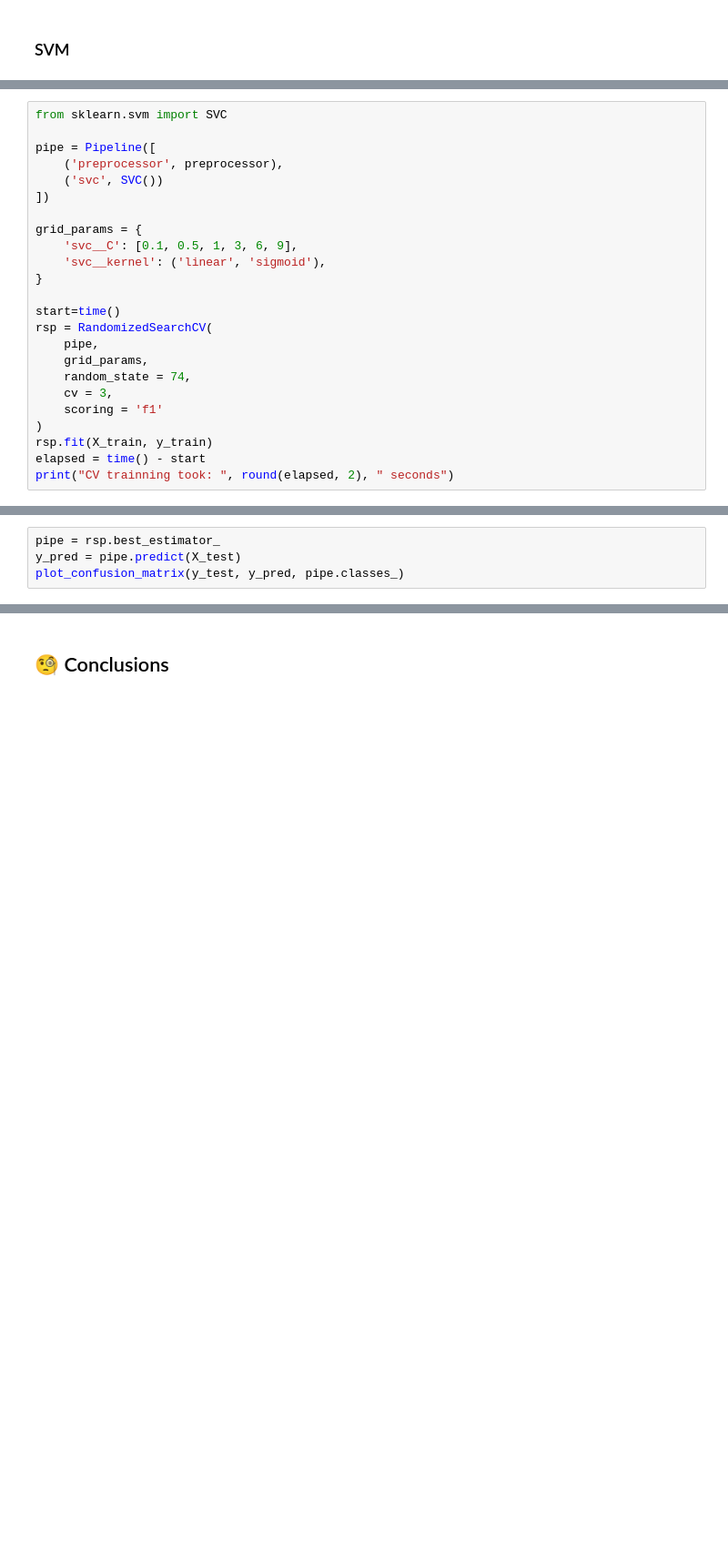
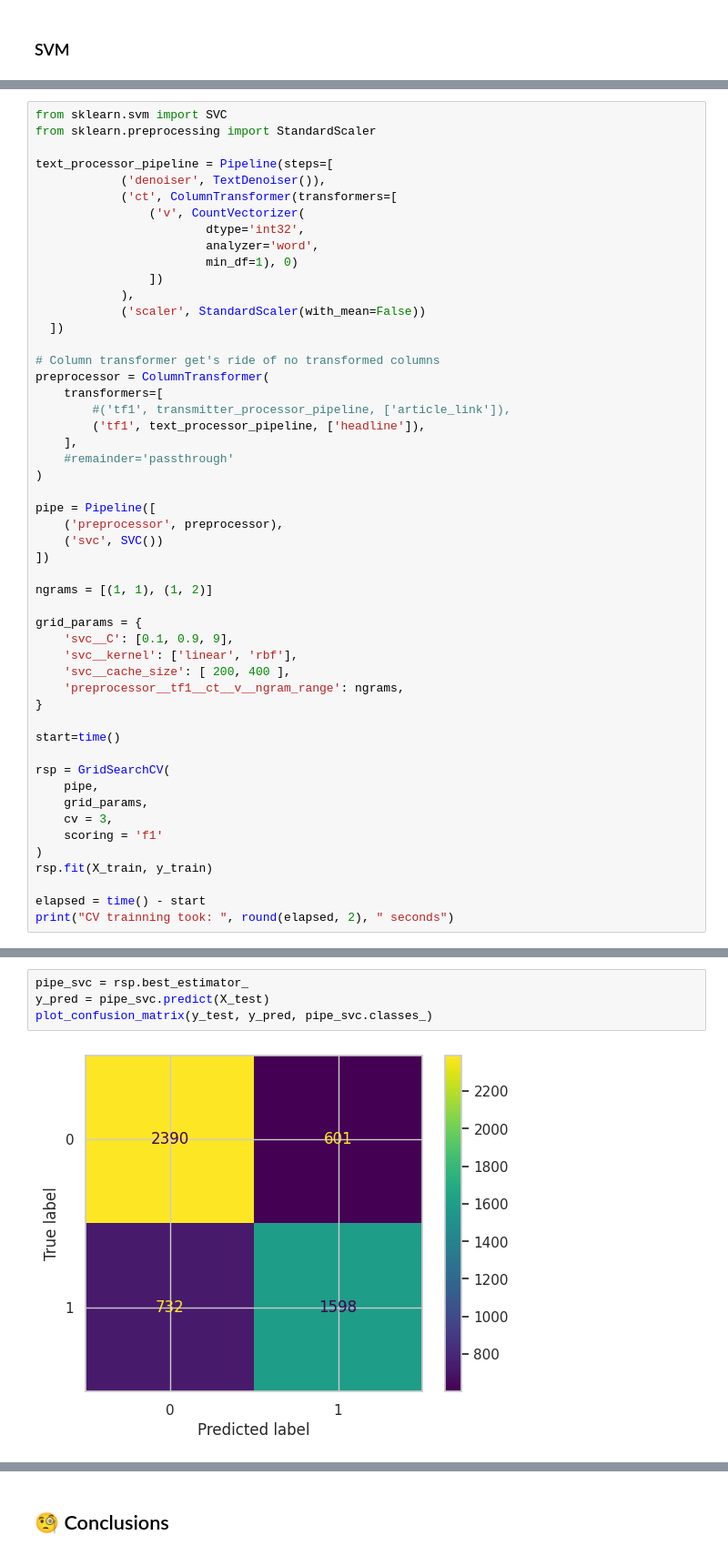
Before and after one commit to wilberquito/Sarcasm-Detector, a Jupyter notebook: detection.ipynb, the cells around one changed output, grey strips where cells are left out. Shown at 91% size. Cells and saved outputs as stored; diff of their text form; blank space fills up the shorter version.

```diff
--- a/detection.ipynb
+++ b/detection.ipynb
@@ -733,25 +644,52 @@ M['knn_classifier'] = {
 # %%
 from sklearn.svm import SVC
+from sklearn.preprocessing import StandardScaler
+
+text_processor_pipeline = Pipeline(steps=[
+            ('denoiser', TextDenoiser()),
+            ('ct', ColumnTransformer(transformers=[
+                ('v', CountVectorizer(
+                        dtype='int32',
+                        analyzer='word',
+                        min_df=1), 0)
+                ])
+            ),
+            ('scaler', StandardScaler(with_mean=False))
+  ])
+
+# Column transformer get's ride of no transformed columns
+preprocessor = ColumnTransformer(
+    transformers=[
+        #('tf1', transmitter_processor_pipeline, ['article_link']),
+        ('tf1', text_processor_pipeline, ['headline']),
+    ],
+    #remainder='passthrough'
+)
 
 pipe = Pipeline([
     ('preprocessor', preprocessor),
     ('svc', SVC())
 ])
 
+ngrams = [(1, 1), (1, 2)]
+
 grid_params = {
-    'svc__C': [0.1, 0.5, 1, 3, 6, 9],
-    'svc__kernel': ('linear', 'sigmoid'),
+    'svc__C': [0.1, 0.9, 9],
+    'svc__kernel': ['linear', 'rbf'],
+    'svc__cache_size': [ 200, 400 ],
+    'preprocessor__tf1__ct__v__ngram_range': ngrams,
 }
 
 start=time()
-rsp = RandomizedSearchCV(
+
+rsp = GridSearchCV(
     pipe,
     grid_params,
-    random_state = 74,
     cv = 3,
     scoring = 'f1'
 )
 rsp.fit(X_train, y_train)
+
 elapsed = time() - start
 print("CV trainning took: ", round(elapsed, 2), " seconds")
 # %% [output]
@@ -762,5 +701,7 @@ print("Best Estimator: ", rsp.best_estimator_)
 # %%
-pipe = rsp.best_estimator_
-y_pred = pipe.predict(X_test)
-plot_confusion_matrix(y_test, y_pred, pipe.classes_)
+pipe_svc = rsp.best_estimator_
+y_pred = pipe_svc.predict(X_test)
+plot_confusion_matrix(y_test, y_pred, pipe_svc.classes_)
+# %% [output]
+[figure, added]
 # %%
```
Also changed, not shown: parts of 59 cells of this notebook, 3 other files.
